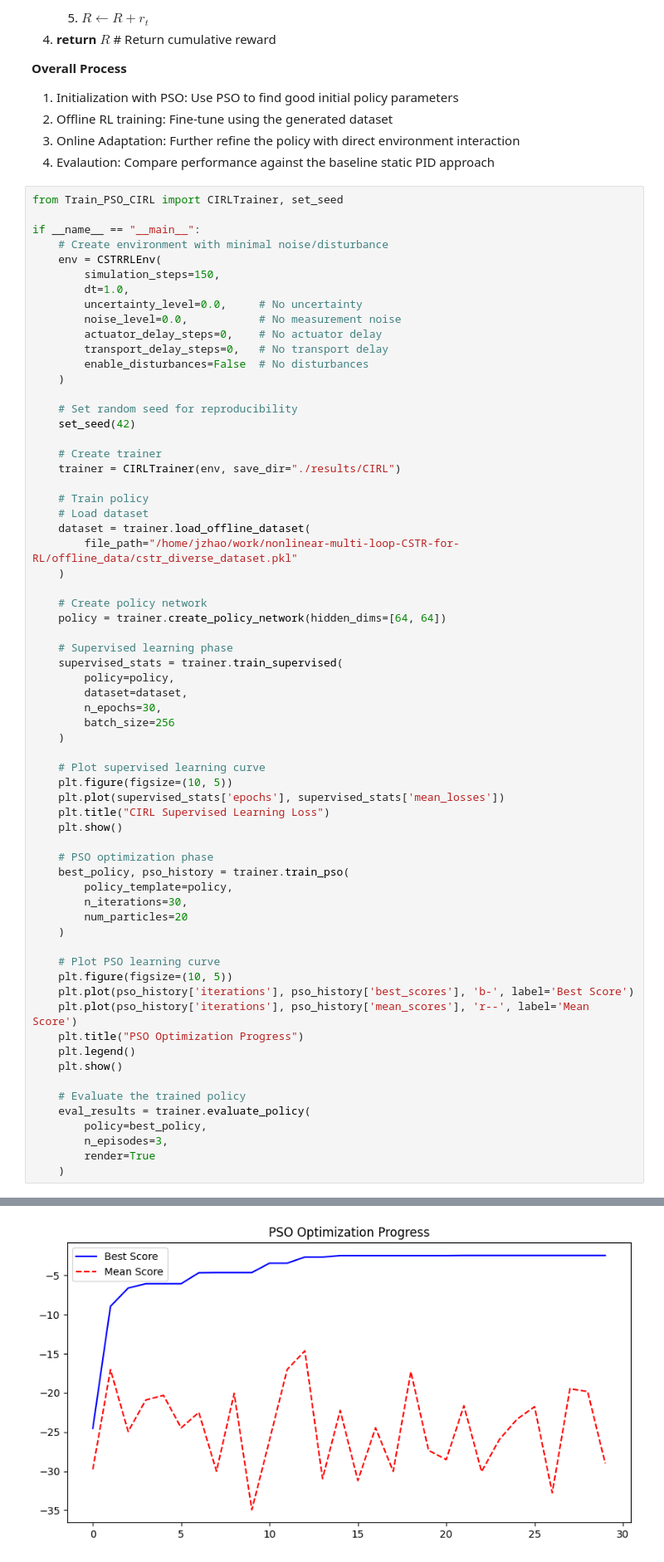
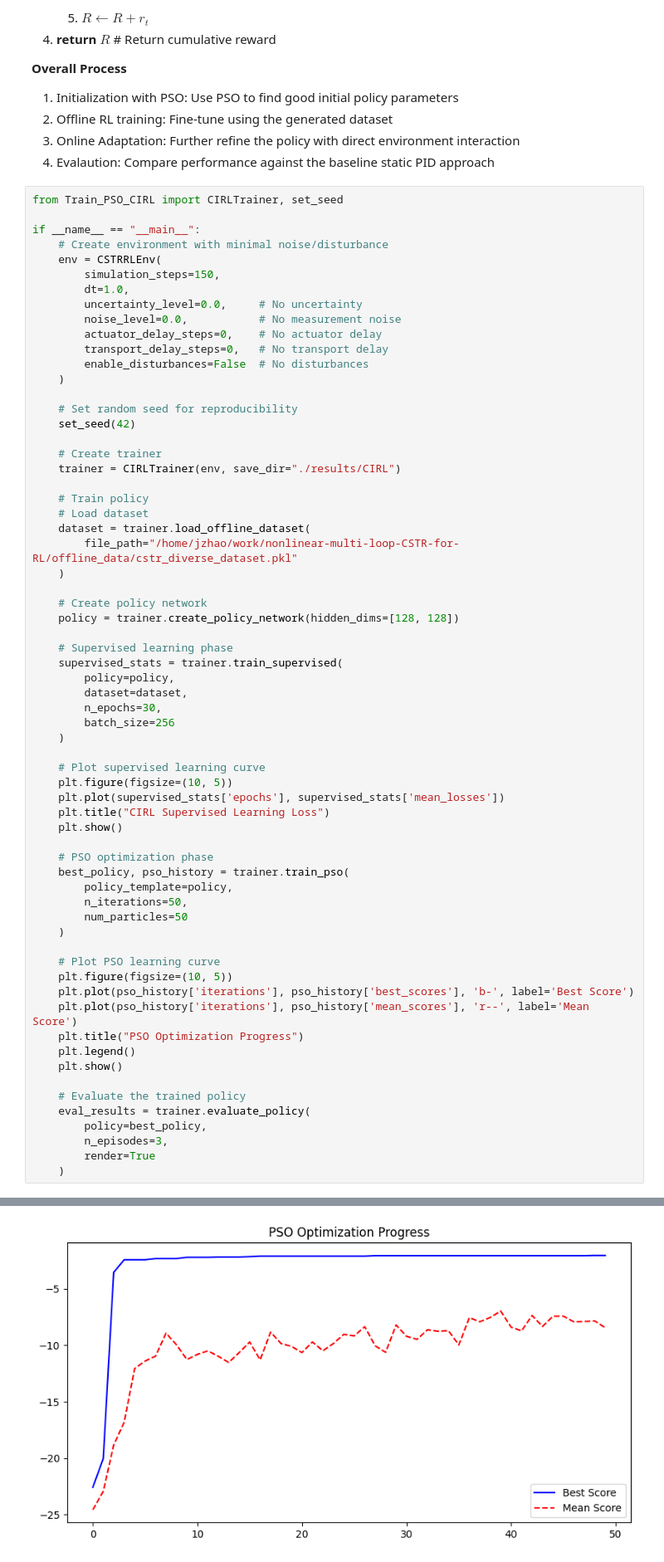
Before and after one commit to TianweiZhao/nonlinear-multi-loop-CSTR-for-RL, a Jupyter notebook: Week 8 reflection.ipynb, the cells around one changed output, grey strips where cells are left out. Shown at 83% size. Cells and saved outputs as stored; diff of their text form.

```diff
--- a/Week 8 reflection.ipynb
+++ b/Week 8 reflection.ipynb
@@ -586,7 +586,7 @@ if __name__ == "__main__":
     )
 
     # Create policy network
-    policy = trainer.create_policy_network(hidden_dims=[64, 64])
+    policy = trainer.create_policy_network(hidden_dims=[128, 128])
 
     # Supervised learning phase
     supervised_stats = trainer.train_supervised(
@@ -605,8 +605,8 @@ if __name__ == "__main__":
     # PSO optimization phase
     best_policy, pso_history = trainer.train_pso(
         policy_template=policy,
-        n_iterations=30,
-        num_particles=20
+        n_iterations=50,
+        num_particles=50
     )
 
     # Plot PSO learning curve
@@ -647 +655 @@ Best score: -2.4345
-[figure, old version]
+[figure, new version]
```
Also changed, not shown: parts of 4 cells of this notebook, 25 other files.
